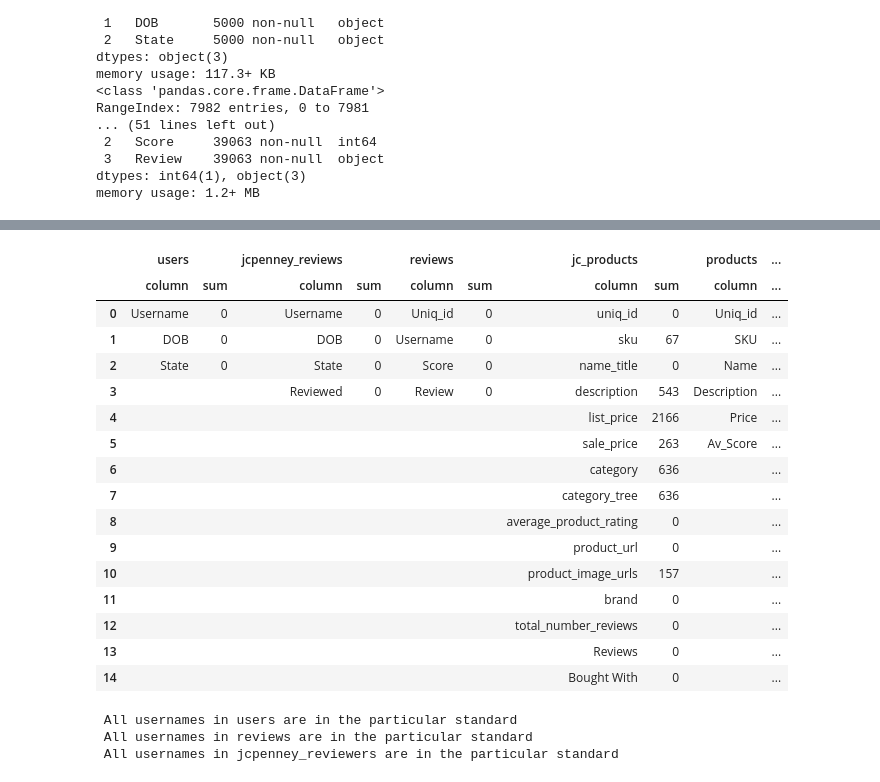
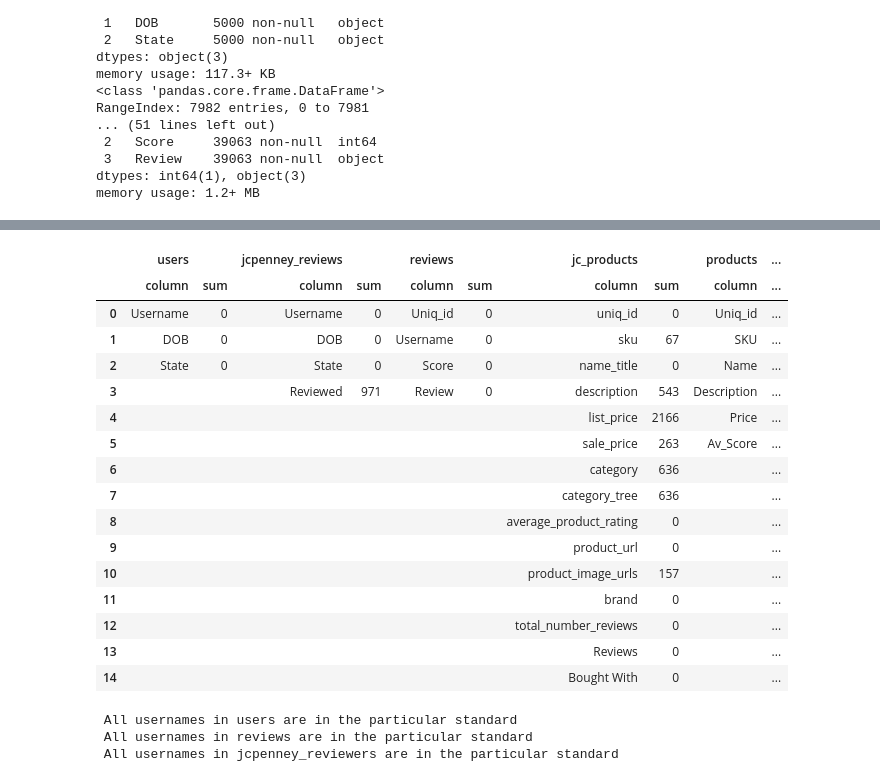
Before and after one commit to Malki9/3601763_BD2, a Jupyter notebook: 3601763_BD2.ipynb, the cells around one changed output, grey strips where cells are left out. Saved outputs shown, nothing was run; the diff lists cells and outputs as text; code cells hidden in the pictures.

Commit message:
Checking the null in list and dictionary columns

```diff
--- a/3601763_BD2.ipynb
+++ b/3601763_BD2.ipynb
@@ -144,24 +144,25 @@ for dataset_name, dataset in datasets.items():
   for column in dataset.columns:
     # Get the columns of the type object
     if dataset[column].dtype == 'object':
-      # Drop the values which has None values
-      non_null = dataset[column].dropna()
-      if non_null.empty: #check entire column is null and skip
-        continue
-      data = non_null.iloc[0]
-      # Replace the null value with NaN of string data type
-      if isinstance(data, str):
+
+      non_null = None
+      for value in dataset[column]:
+        if value is not None:
+          non_null = value
+          break
+
+      # Replace the null value with NaN of string column
+      if isinstance(non_null, str):
         dataset[column] = (dataset[column].str.strip().replace('', pd.NA))
-        # Replace the null values with NaN of list data type
-      elif isinstance(data, list):
-        dataset[column] = dataset[column].apply(lambda x: isinstance(x, list) and len(x) == 0).sum()
+
+      # Replace the null value with Nan of string column
+      elif isinstance(non_null, list):
         dataset[column] = dataset[column].apply(lambda x: pd.NA if isinstance(x, list) and len(x) == 0 else x)
-        # Replace the null values with Nan of Dictionary data type
-      elif isinstance(data, dict):
-        dataset[column] = dataset[column].apply(lambda x: isinstance(x, dict) and len(x) == 0).sum()
+
+        # Replace the null values with Nan of Dictionary column
+      elif isinstance(non_null, dict):
         dataset[column] = dataset[column].apply(lambda x: pd.NA if isinstance(x, dict) and len(x) == 0 else x)
+
     # Replace the null values with Nan of the integer and float datatype
-    elif dataset[column].dtype == 'int64' or dataset[column].dtype == 'float64':
-        if dataset[column].isnull().any():
-          #Replace with NaN
-          dataset[column] = dataset[column].replace('', pd.NA)
+    elif dataset[column].dtype in ['int64', 'float64']:
+            dataset[column] = dataset[column].replace('', pd.NA)
@@ -168,14 +186,11 @@ for dataset_name, dataset in datasets.items():
 # %%
 # Check for null values in each dataframe as a count
 # Display in a tabular format
-def null_count(series):
-  # Corrected syntax for the ternary operator within the lambda
-  return series.apply(lambda x: pd.NA if (isinstance(x, list) and len(x) == 0) or (isinstance(x, dict) and len(x) == 0) else x).isnull().sum()
 # Function to create the dataframe consist of column and sum
 def null_summary(dataset):
     return pd.DataFrame({
         "column": dataset.columns,
-        "sum": [null_count(dataset[col]) for col in dataset.columns]
+        "sum": dataset.isnull().sum().values
     })
 
 # Create summaries of each dataframe
@@ -189,34 +204,34 @@ reviews_null = null_summary(reviews)
 tables = {
     "users": users_null,
     "jcpenney_reviews": jc_reviews_null,
     "reviews": reviews_null,
     "jc_products": jc_products_null,
     "products": products_null
 }
 
 # Find maximum number of rows
 max_rows = max(len(dataset) for dataset in tables.values())
 
 # Pad smaller tables
 for name, dataset in tables.items():
     if len(dataset) < max_rows:
         padding = pd.DataFrame({
             "column": [""] * (max_rows - len(dataset)),
             "sum": [""] * (max_rows - len(dataset))
         })
         tables[name] = pd.concat([dataset, padding], ignore_index=True)
 
 # Create final aligned table
 final_table = pd.concat(tables, axis=1)
 
 final_table
 # %% [output]
 |  | users |  | jcpenney_reviews |  | reviews |  | jc_products |  | products | ... |
 |  | column | sum | column | sum | column | sum | column | sum | column | ... |
 | 0 | Username | 0 | Username | 0 | Uniq_id | 0 | uniq_id | 0 | Uniq_id | ... |
 | 1 | DOB | 0 | DOB | 0 | Username | 0 | sku | 67 | SKU | ... |
 | 2 | State | 0 | State | 0 | Score | 0 | name_title | 0 | Name | ... |
-| 3 |  |  | Reviewed | 0 | Review | 0 | description | 543 | Description | ... |
+| 3 |  |  | Reviewed | 971 | Review | 0 | description | 543 | Description | ... |
 | 4 |  |  |  |  |  |  | list_price | 2166 | Price | ... |
 | 5 |  |  |  |  |  |  | sale_price | 263 | Av_Score | ... |
 | 6 |  |  |  |  |  |  | category | 636 |  | ... |
```
Also changed, not shown: parts of 1 cell of this notebook.
